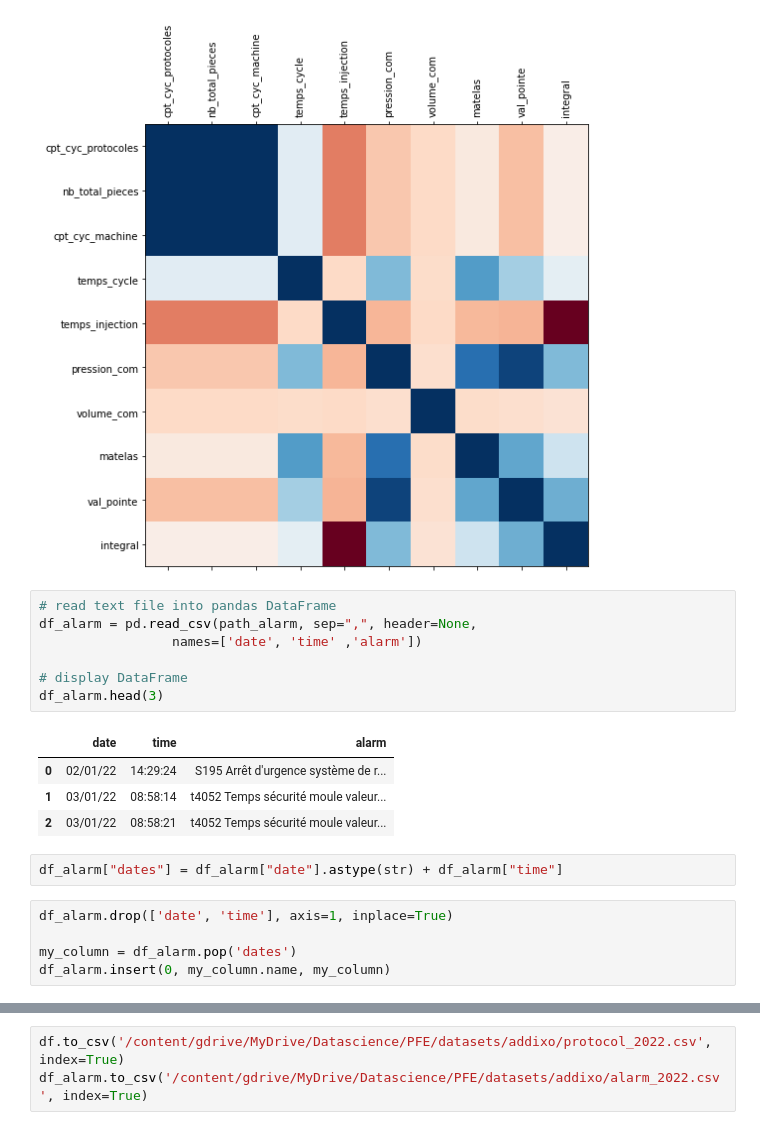
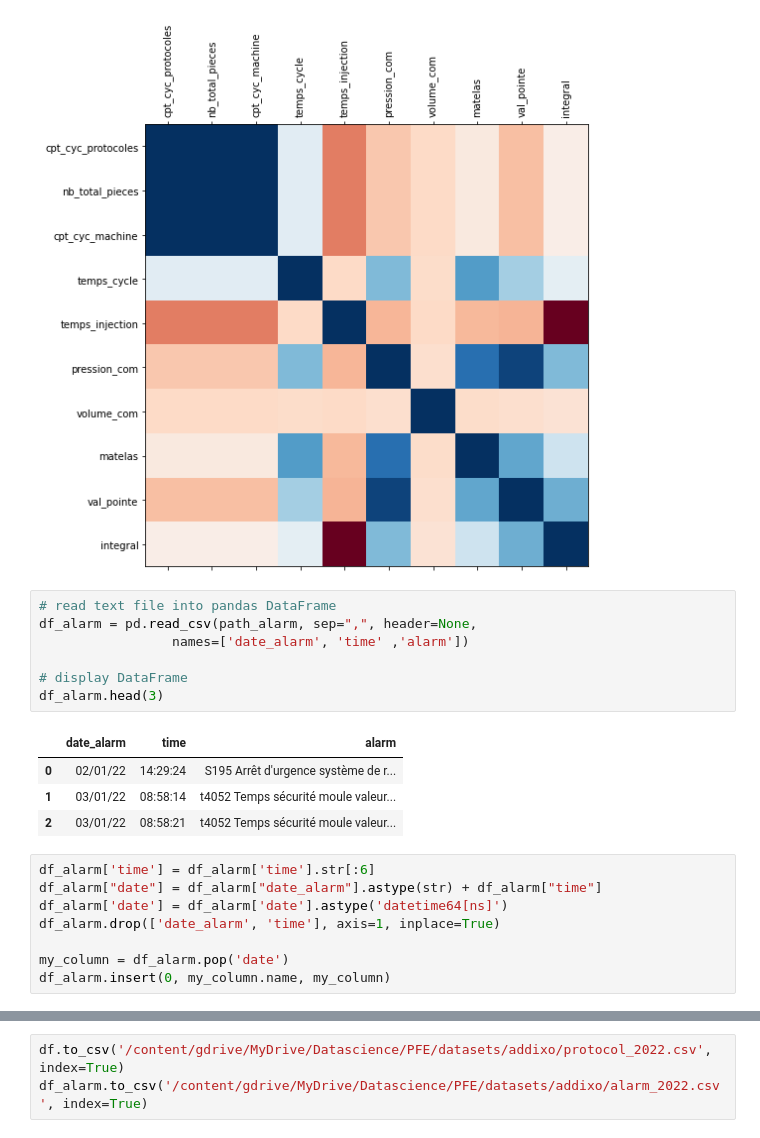
Before and after one commit to Malekkamoua/Quality-prediction-industry-4.0, a Jupyter notebook: 0_Cleaning_data.ipynb, the cells around one changed output, grey strips where cells are left out. Cells and saved outputs as stored; diff of their text form.

```diff
--- a/0_Cleaning_data.ipynb
+++ b/0_Cleaning_data.ipynb
@@ -174,21 +174,22 @@ plt.yticks(range(len(corr.columns)), corr.columns);
 # %%
 # read text file into pandas DataFrame
 df_alarm = pd.read_csv(path_alarm, sep=",", header=None,
-                 names=['date', 'time' ,'alarm'])
+                 names=['date_alarm', 'time' ,'alarm'])
 
 # display DataFrame
 df_alarm.head(3)
 # %% [output]
-|  | date | time | alarm |
+|  | date_alarm | time | alarm |
 | 0 | 02/01/22 | 14:29:24 | S195 Arrêt d'urgence système de r... |
 | 1 | 03/01/22 | 08:58:14 | t4052 Temps sécurité moule valeur... |
 | 2 | 03/01/22 | 08:58:21 | t4052 Temps sécurité moule valeur... |
-# %%
-df_alarm["dates"] = df_alarm["date"].astype(str) + df_alarm["time"]
 # %%
-df_alarm.drop(['date', 'time'], axis=1, inplace=True)
+df_alarm['time'] = df_alarm['time'].str[:6]
+df_alarm["date"] = df_alarm["date_alarm"].astype(str) + df_alarm["time"]
+df_alarm['date'] = df_alarm['date'].astype('datetime64[ns]')
+df_alarm.drop(['date_alarm', 'time'], axis=1, inplace=True)
 
-my_column = df_alarm.pop('dates')
+my_column = df_alarm.pop('date')
 df_alarm.insert(0, my_column.name, my_column)
 # %%
 df_alarm
```
Also changed, not shown: parts of 12 cells of this notebook.
